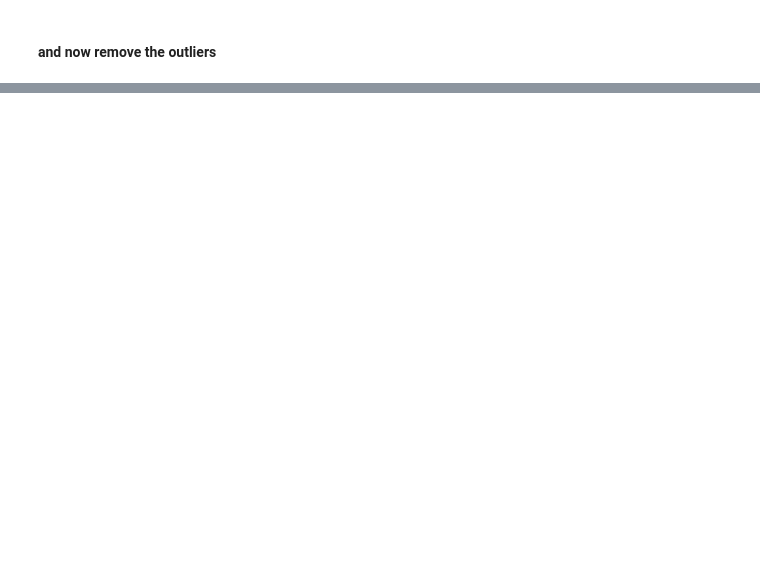
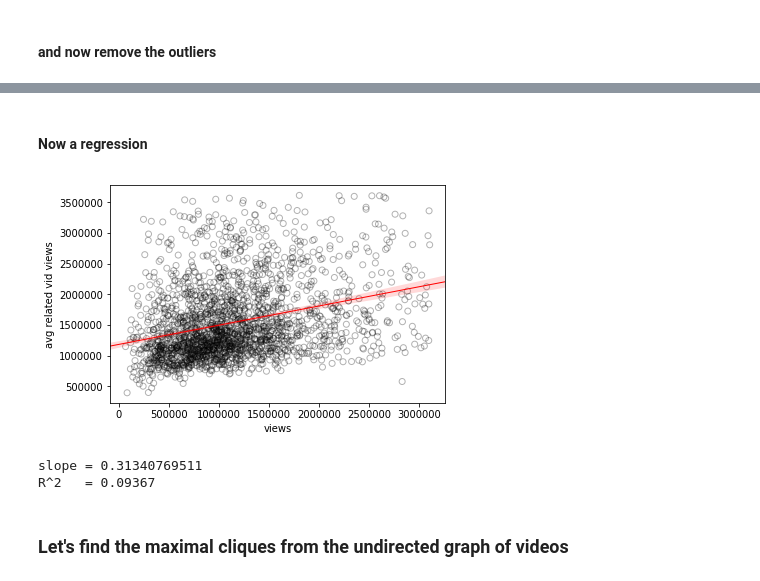
Before and after one commit to reeves17/3360project, a Jupyter notebook: jake_reeves_EDA.ipynb, the cells around one changed output, grey strips where cells are left out. Drawn from its saved outputs; the diff is of its cells as text; code cells hidden in the pictures; blank space fills up the shorter version.

```diff
--- a/jake_reeves_EDA.ipynb
+++ b/jake_reeves_EDA.ipynb
@@ -364,0 +379,22 @@ plt.savefig('images/num_related_vids_no_outliers_new.png')
+# %% [markdown]
+#### Now a regression
+# %%
+ax = sns.regplot(x=views_no_outliers , y=related_views_no_outliers, line_kws=line_kws, scatter_kws=scatter_kws)
+ax.set(xlabel='views', ylabel='avg related vid views')
+plt.savefig('images/views_vs_avg_related_vid_views_new.png')
+plt.show()
+# %% [output]
+[figure, added]
+# %%
+X = views_no_outliers.values.reshape(-1, 1)
+regr = LinearRegression()
+regr.fit(X, related_views_no_outliers)
+y_pred = regr.predict(X)
+
+print "slope = {0:.11f}".format(regr.coef_[0])
+print "R^2   = {0:.5f}".format(r2_score(related_views_no_outliers, y_pred))
+# %% [output]
+slope = 0.31340769511
+R^2   = 0.09367
+# %% [markdown]
+### Let's find the maximal cliques from the undirected graph of videos
```
Also changed, not shown: parts of 18 cells of this notebook.
